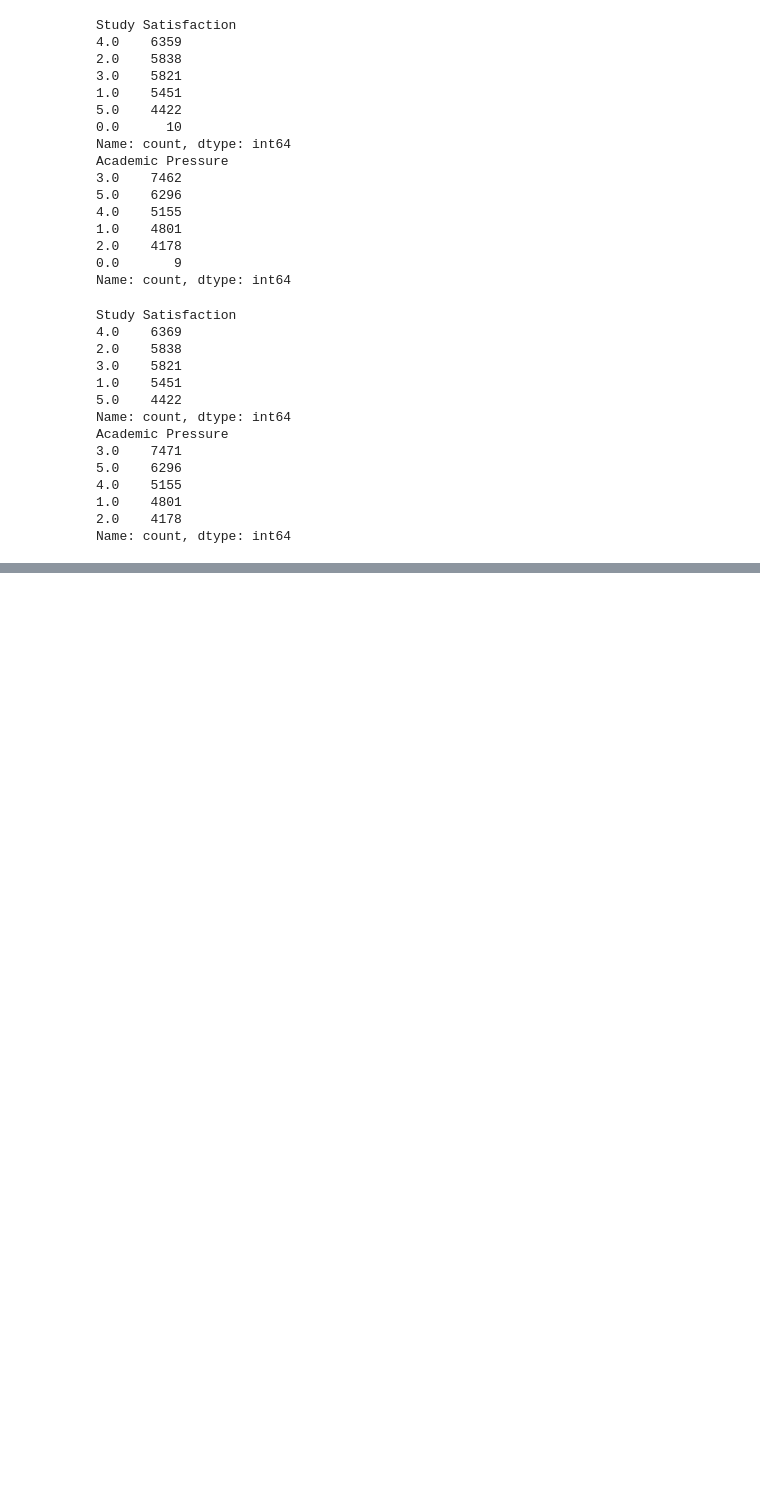
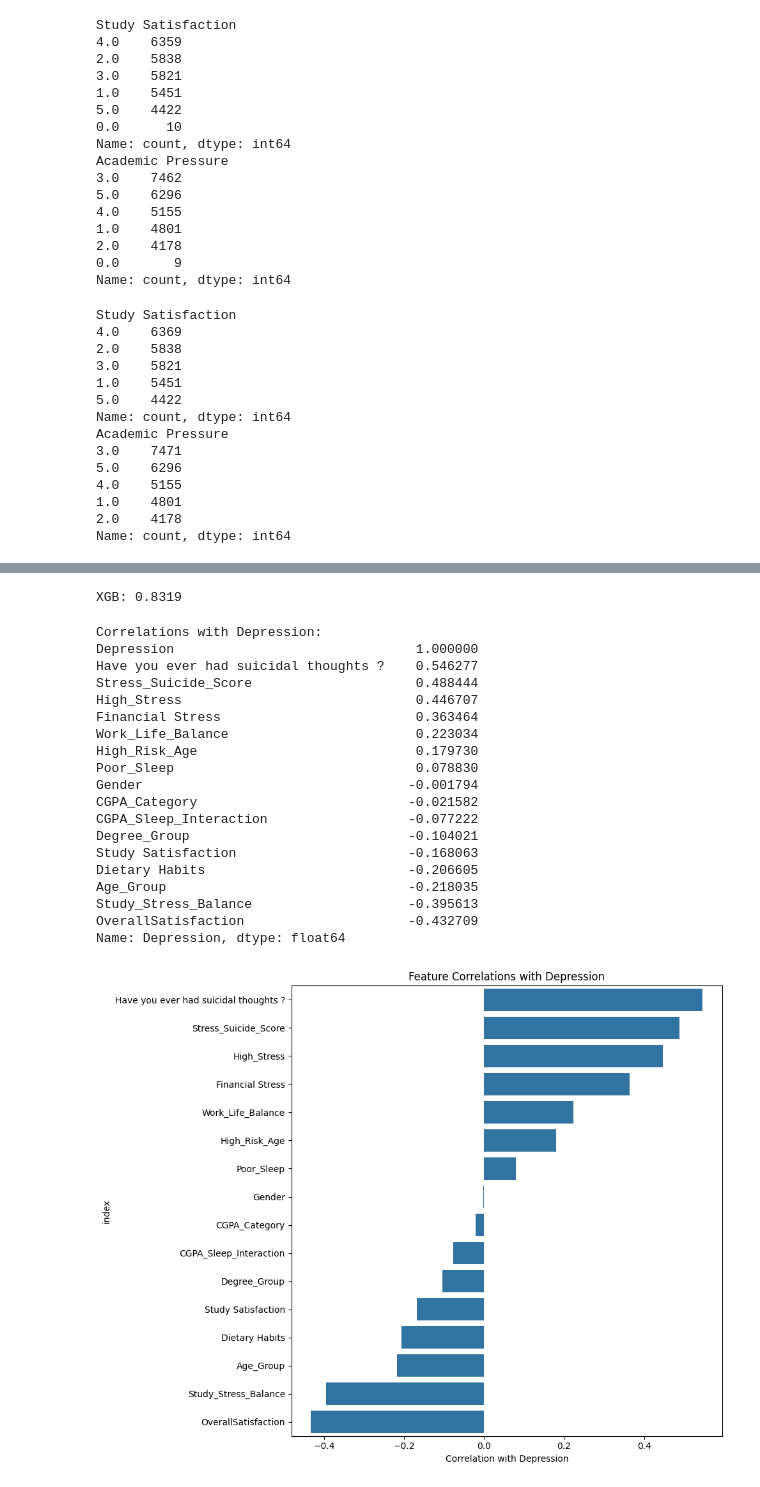
Before and after one commit to arifesat/ML-Student-Depression, a Jupyter notebook: main.ipynb, the cells around one changed output, grey strips where cells are left out. Cells and saved outputs as stored; diff of their text form; code cells hidden in the pictures; blank space fills up the shorter version.

Commit message:
finished first model approach

```diff
--- a/main.ipynb
+++ b/main.ipynb
@@ -395 +463,4 @@ CGPA_Group
 Name: count, dtype: int64
+# %%
+cgpa_mode = df.loc[df['CGPA_Group'] != 0, 'CGPA_Group'].mode()[0]
+df.loc[df['CGPA_Group'] == 0, 'CGPA_Group'] = cgpa_mode
@@ -395,0 +708,44 @@ Name: count, dtype: int64
+# %%
+# Test seti ile tahmin yap
+y_pred = model.predict(X_test)
+
+# Model doğruluğunu ölç
+accuracy = accuracy_score(y_test, y_pred)
+print(f"XGB: {accuracy:.4f}")
+# %% [output]
+XGB: 0.8319
+# %%
+# Get correlations with Depression only
+depression_correlations = df.corr()['Depression'].sort_values(ascending=False)
+print("Correlations with Depression:")
+print(depression_correlations)
+
+# Visualize correlations with Depression
+plt.figure(figsize=(10, 8))
+correlations_df = depression_correlations.drop('Depression').to_frame()
+correlations_df.columns = ['Correlation with Depression']
+sns.barplot(data=correlations_df.reset_index(), x='Correlation with Depression', y='index')
+plt.title('Feature Correlations with Depression')
+plt.tight_layout()
+plt.show()
+# %% [output]
+Correlations with Depression:
+Depression                               1.000000
+Have you ever had suicidal thoughts ?    0.546277
+Stress_Suicide_Score                     0.488444
+High_Stress                              0.446707
+Financial Stress                         0.363464
+Work_Life_Balance                        0.223034
+High_Risk_Age                            0.179730
+Poor_Sleep                               0.078830
+Gender                                  -0.001794
+CGPA_Category                           -0.021582
+CGPA_Sleep_Interaction                  -0.077222
+Degree_Group                            -0.104021
+Study Satisfaction                      -0.168063
+Dietary Habits                          -0.206605
+Age_Group                               -0.218035
+Study_Stress_Balance                    -0.395613
+OverallSatisfaction                     -0.432709
+Name: Depression, dtype: float64
+[figure, added]
```
Also changed, not shown: parts of 57 cells of this notebook, 4 other files.
